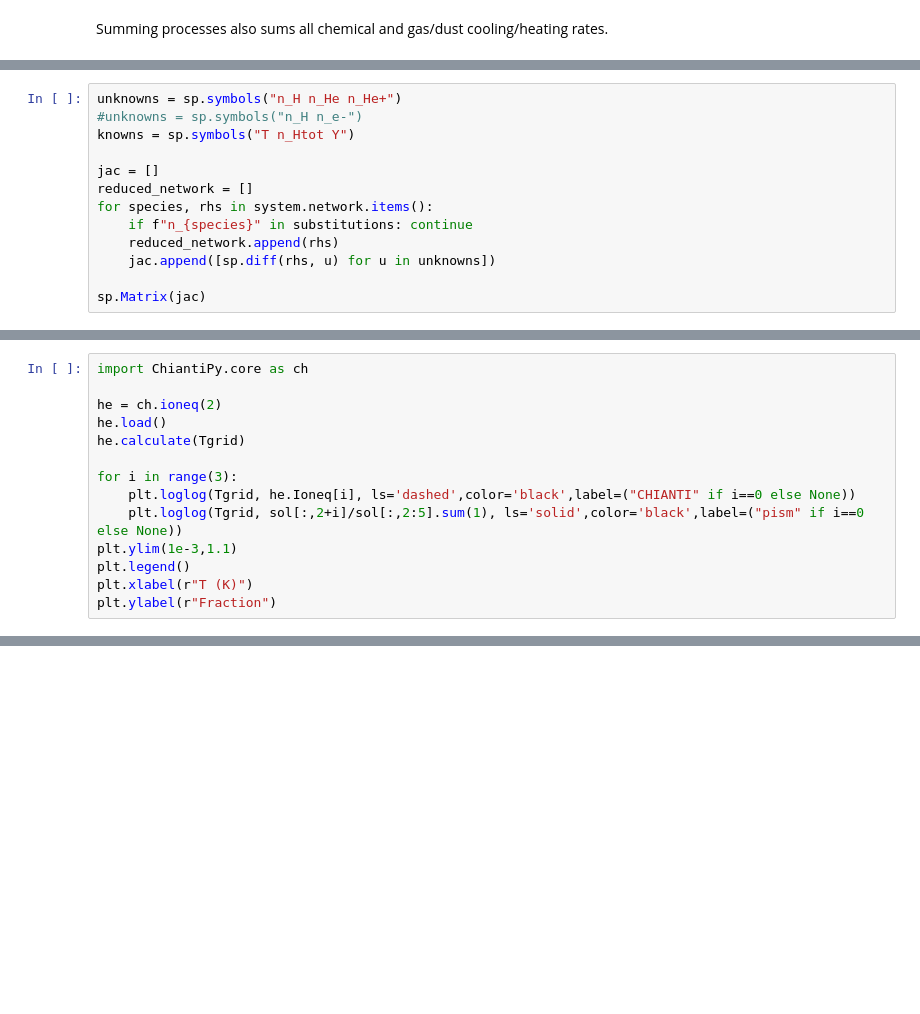
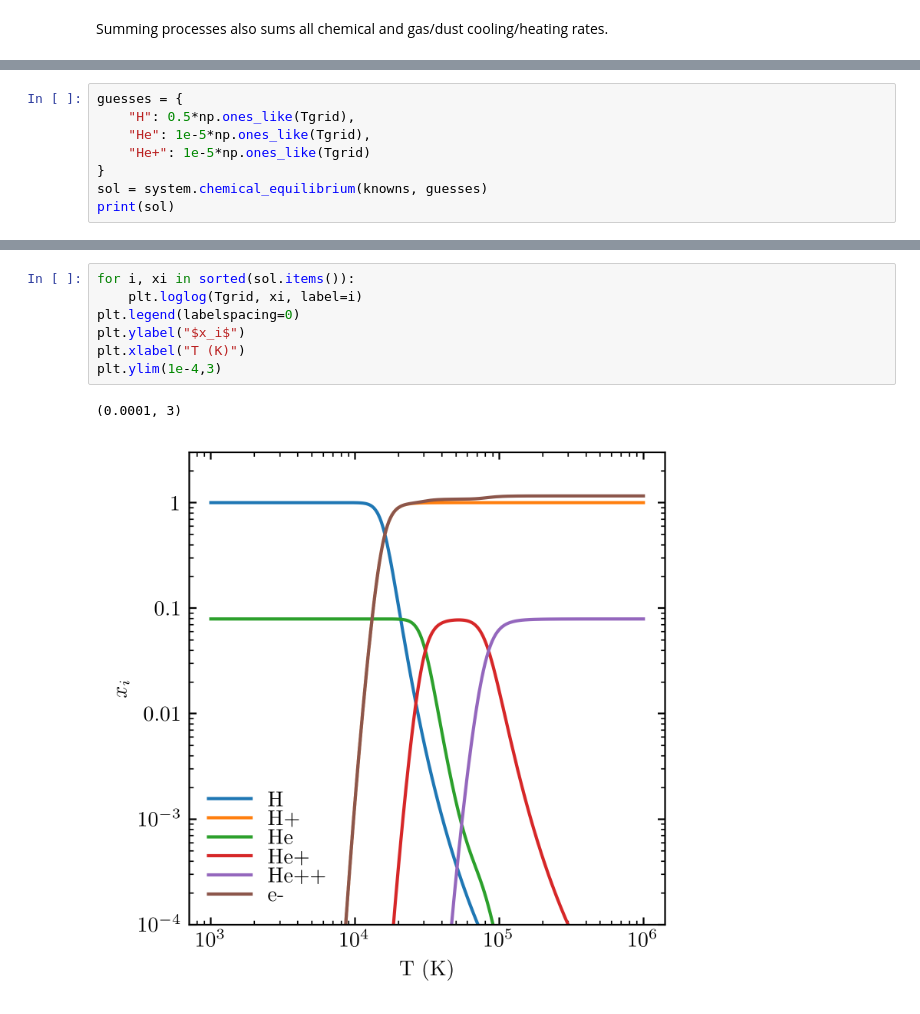
Before and after one commit to mikegrudic/pism, a Jupyter notebook: examples/CIE.ipynb, the cells around one changed output, grey strips where cells are left out. Cells and saved outputs as stored; diff of their text form; blank space fills up the shorter version.

Commit message:
feat: equilibrium solver interface

```diff
--- a/examples/CIE.ipynb
+++ b/examples/CIE.ipynb
@@ -115,13 +78,0 @@ For our remaining unknowns we can define a Jacbon w.r.t. those quantities:
-# %%
-unknowns = sp.symbols("n_H n_He n_He+")
-#unknowns = sp.symbols("n_H n_e-")
-knowns = sp.symbols("T n_Htot Y")
-
-jac = []
-reduced_network = []
-for species, rhs in system.network.items():
-    if f"n_{species}" in substitutions: continue
-    reduced_network.append(rhs)
-    jac.append([sp.diff(rhs, u) for u in unknowns])
-
-sp.Matrix(jac)
@@ -218,14 +78,0 @@ array([0.00382776, 0.03343111, 0.04551619])
-# %%
-import ChiantiPy.core as ch
-
-he = ch.ioneq(2)
-he.load()
-he.calculate(Tgrid)
-
-for i in range(3):
-    plt.loglog(Tgrid, he.Ioneq[i], ls='dashed',color='black',label=("CHIANTI" if i==0 else None))
-    plt.loglog(Tgrid, sol[:,2+i]/sol[:,2:5].sum(1), ls='solid',color='black',label=("pism" if i==0 else None))
-plt.ylim(1e-3,1.1)
-plt.legend()
-plt.xlabel(r"T (K)")
-plt.ylabel(r"Fraction")
@@ -348,0 +81,8 @@ Text(0, 0.5, '$\\Lambda \\,\\left(\\rm erg\\,s^{-1}\\,cm^{3}\\right)$')
+# %%
+guesses = {
+    "H": 0.5*np.ones_like(Tgrid),
+    "He": 1e-5*np.ones_like(Tgrid),
+    "He+": 1e-5*np.ones_like(Tgrid)
+}
+sol = system.chemical_equilibrium(knowns, guesses)
+print(sol)
@@ -348,0 +97,10 @@ Text(0, 0.5, '$\\Lambda \\,\\left(\\rm erg\\,s^{-1}\\,cm^{3}\\right)$')
+# %%
+for i, xi in sorted(sol.items()):
+    plt.loglog(Tgrid, xi, label=i)
+plt.legend(labelspacing=0)
+plt.ylabel("$x_i$")
+plt.xlabel("T (K)")
+plt.ylim(1e-4,3)
+# %% [output]
+(0.0001, 3)
+[figure, added]
```
Also changed, not shown: parts of 19 cells of this notebook, 5 other files.
